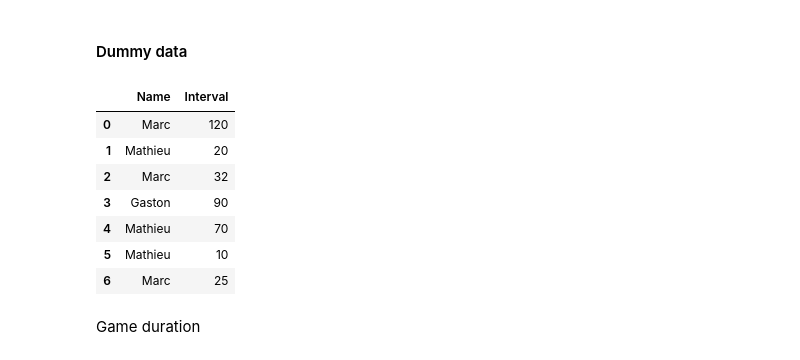
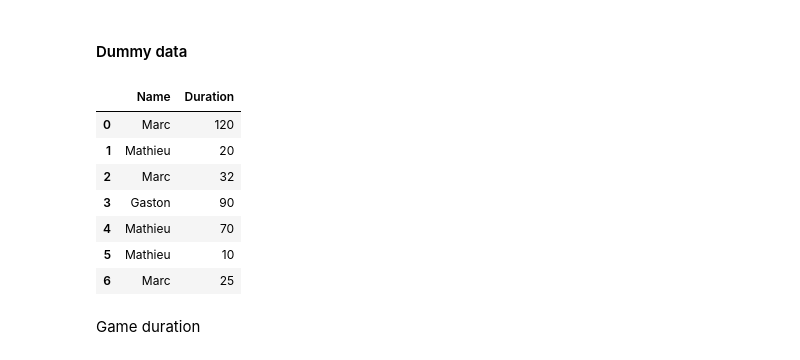
Before and after one commit to Wolgamonox/koth-ping-pong-website, a Jupyter notebook: analysis_exploration/analysis_exploration.ipynb, the cells around one changed output. Cells and saved outputs as stored; diff of their text form; code cells hidden in the pictures.

```diff
--- a/analysis_exploration/analysis_exploration.ipynb
+++ b/analysis_exploration/analysis_exploration.ipynb
@@ -58,23 +58,22 @@ transitions_json
 # %% [markdown]
 #### Dummy data
 # %%
-players = ['Marc', 'Mathieu', 'Gaston']
+players = ["Marc", "Mathieu", "Gaston"]
 dummy_data = [
-    ('Marc', 120),
-    ('Mathieu', 20),
-    ('Marc', 32),
-    ('Gaston', 90),
-    ('Mathieu', 70),
-    ('Mathieu', 10),
-    ('Marc', 25),
+    ("Marc", 120),
+    ("Mathieu", 20),
+    ("Marc", 32),
+    ("Gaston", 90),
+    ("Mathieu", 70),
+    ("Mathieu", 10),
+    ("Marc", 25),
 ]
-# dummy_data = [
-#     ('Marc', 300),
-# ]
-dummy_df = pd.DataFrame(dummy_data, columns=['Name', 'Interval'])
+
+
+dummy_df = pd.DataFrame(dummy_data, columns=["Name", "Duration"])
 dummy_df
 # %% [output]
-|  | Name | Interval |
+|  | Name | Duration |
 | 0 | Marc | 120 |
 | 1 | Mathieu | 20 |
 | 2 | Marc | 32 |
```
Also changed, not shown: parts of 30 cells of this notebook, 1 other file.
